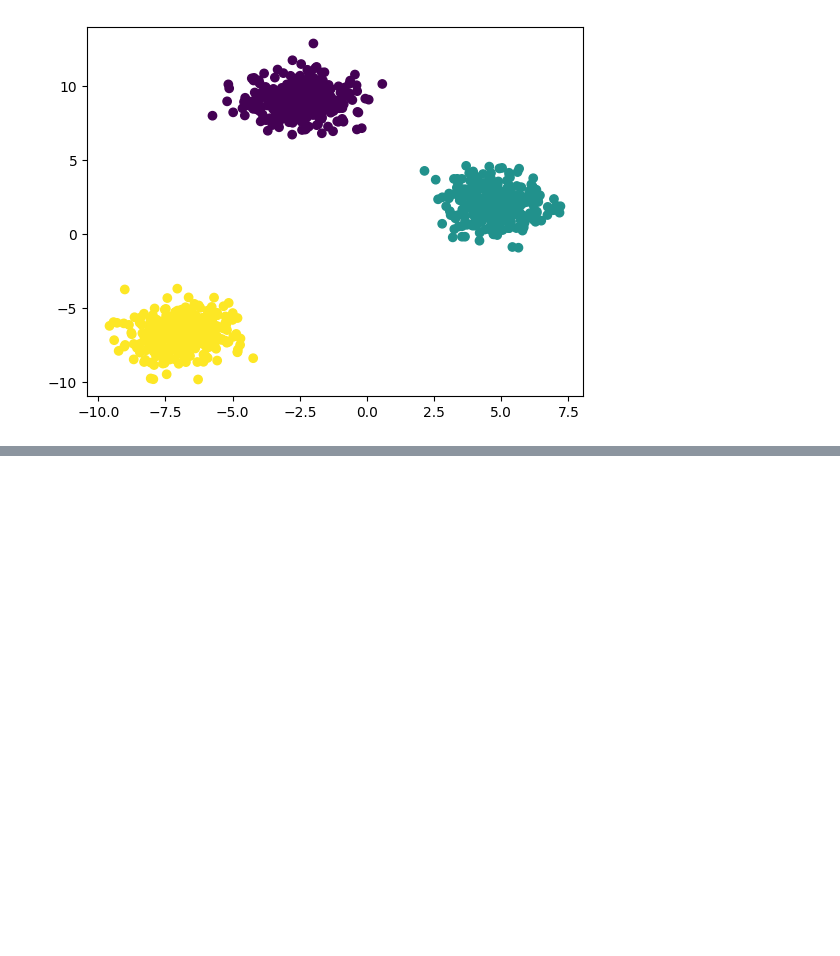
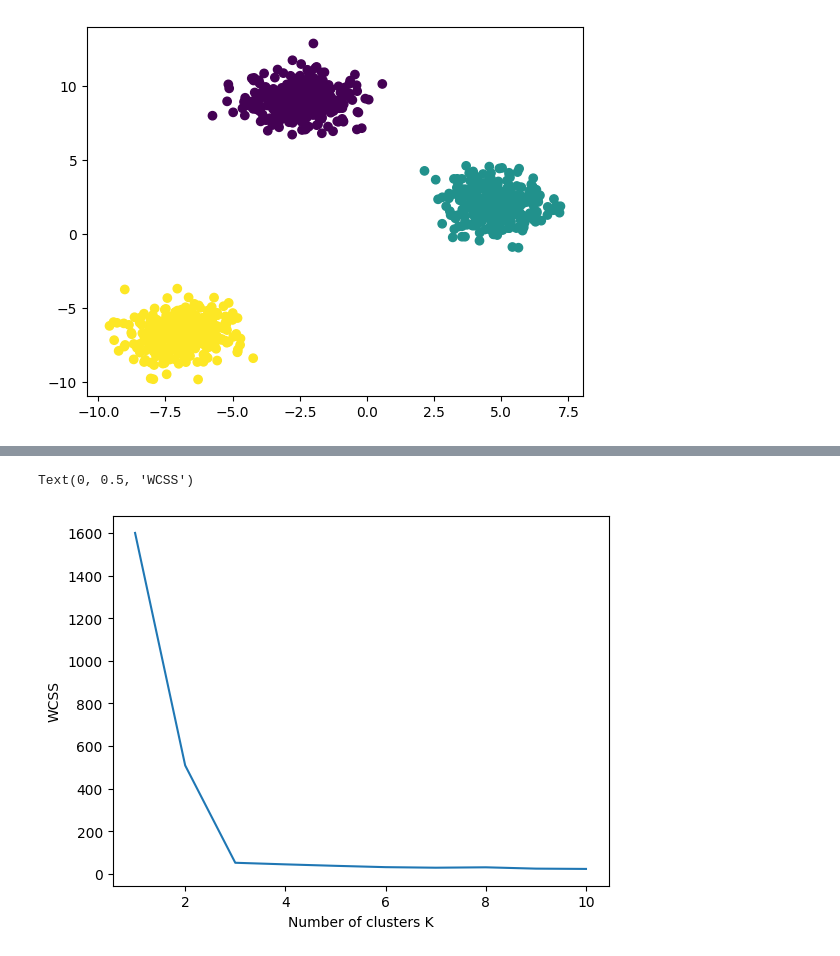
Before and after one commit to MeetAgrawal2112/Ml-Learning, a Jupyter notebook: Unsupervised learning/K Means Clustering.ipynb, the cells around one changed output, grey strips where cells are left out. Drawn from its saved outputs; the diff is of its cells as text; code cells hidden in the pictures; blank space fills up the shorter version.

Commit message:
K means Clustering

```diff
--- a/Unsupervised learning/K Means Clustering.ipynb
+++ b/Unsupervised learning/K Means Clustering.ipynb
@@ -21,3 +21,13 @@ plt.scatter(X[:,0],X[:,1],c=y)
 # %% [output]
 <matplotlib.collections.PathCollection at 0x...>
 [figure]
+# %%
+# Standardization
+from sklearn.preprocessing import StandardScaler
+scaler=StandardScaler()
+# %%
+from sklearn.model_selection import train_test_split
+X_train,X_test,y_train,y_test=train_test_split(X,y,test_size=0.2,random_state=42)
+# %%
+X_train_scaled=scaler.fit_transform(X_train)
+X_test_scaled=scaler.transform(X_test)
@@ -23,0 +36,7 @@ plt.scatter(X[:,0],X[:,1],c=y)
+# %%
+# Elbow Method To Select K Value
+wcss=[]
+for k in range(1,11):
+    kmeans=KMeans(n_clusters=k,init='k-means++',random_state=42)
+    kmeans.fit(X_train_scaled)
+    wcss.append(kmeans.inertia_)
@@ -23,0 +56,8 @@ plt.scatter(X[:,0],X[:,1],c=y)
+# %%
+# Plot Elbow Curve
+plt.plot(range(1,11),wcss)
+plt.xlabel('Number of clusters K')
+plt.ylabel('WCSS')
+# %% [output]
+Text(0, 0.5, 'WCSS')
+[figure, added]
```
Also changed, not shown: parts of 13 cells of this notebook.
